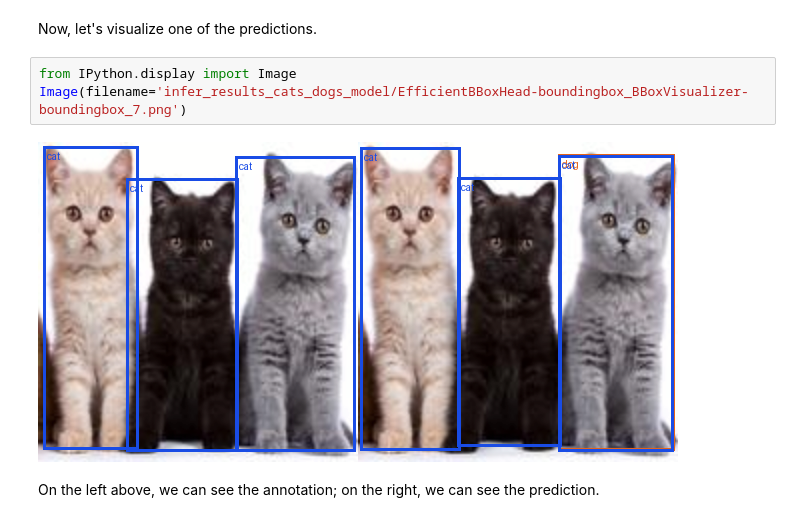
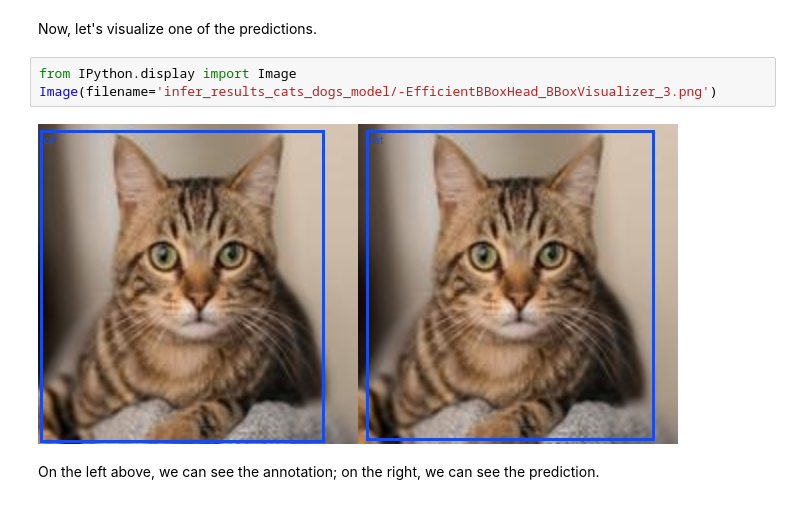
Before and after one commit to luxonis/depthai-ml-training, a Jupyter notebook: training/train_detection_model_datadreamer.ipynb, the cells around one changed output. Drawn from its saved outputs; the diff is of its cells as text.

```diff
--- a/training/train_detection_model_datadreamer.ipynb
+++ b/training/train_detection_model_datadreamer.ipynb
@@ -309,9 +338,9 @@ luxonis_model.infer(weights=weights, save_dir="infer_results_cats_dogs_model", v
 Now, let's visualize one of the predictions.
 # %%
 from IPython.display import Image
-Image(filename='infer_results_cats_dogs_model/EfficientBBoxHead-boundingbox_BBoxVisualizer-boundingbox_7.png')
+Image(filename='infer_results_cats_dogs_model/-EfficientBBoxHead_BBoxVisualizer_3.png')
 # %% [output]
-[figure, old version]
+[figure, new version]
 # %% [markdown]
 On the left above, we can see the annotation; on the right, we can see the prediction.
 # %% [markdown]
```
Also changed, not shown: parts of 17 cells of this notebook, 7 other files.
